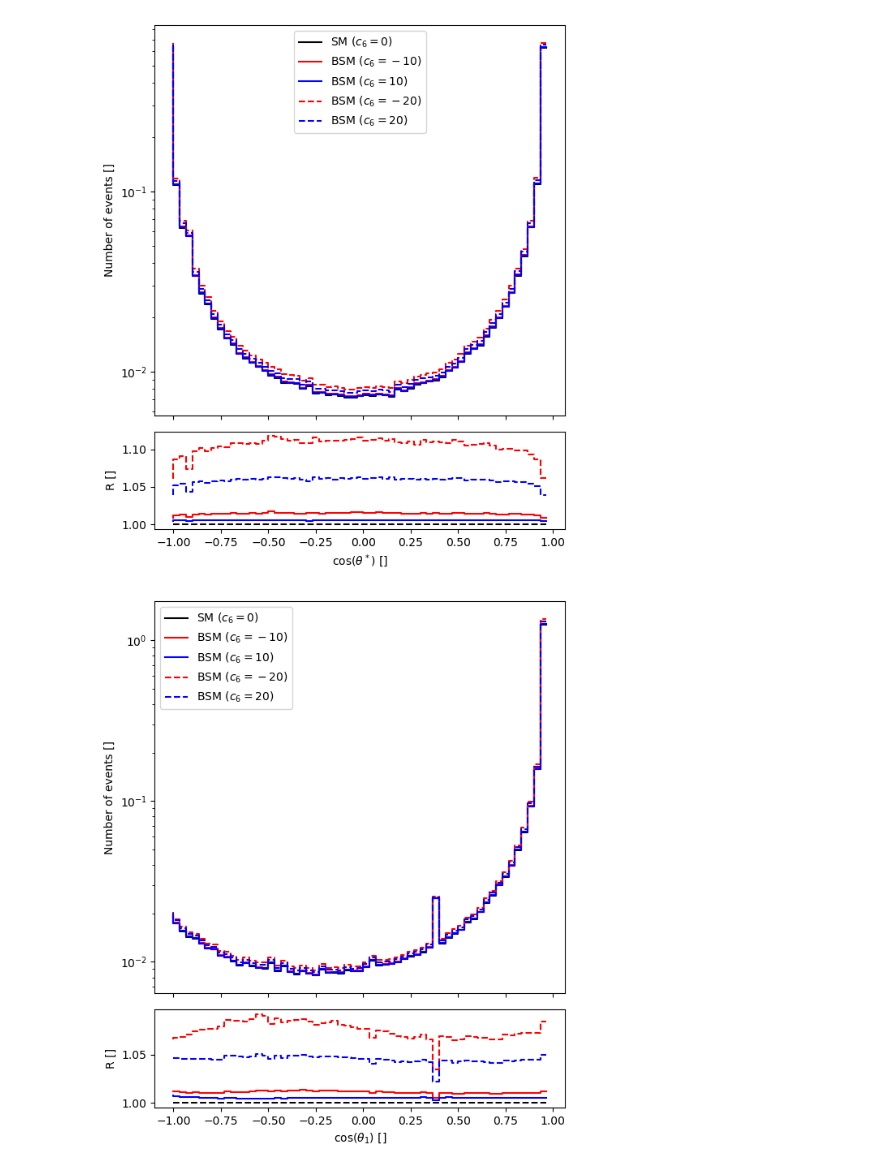
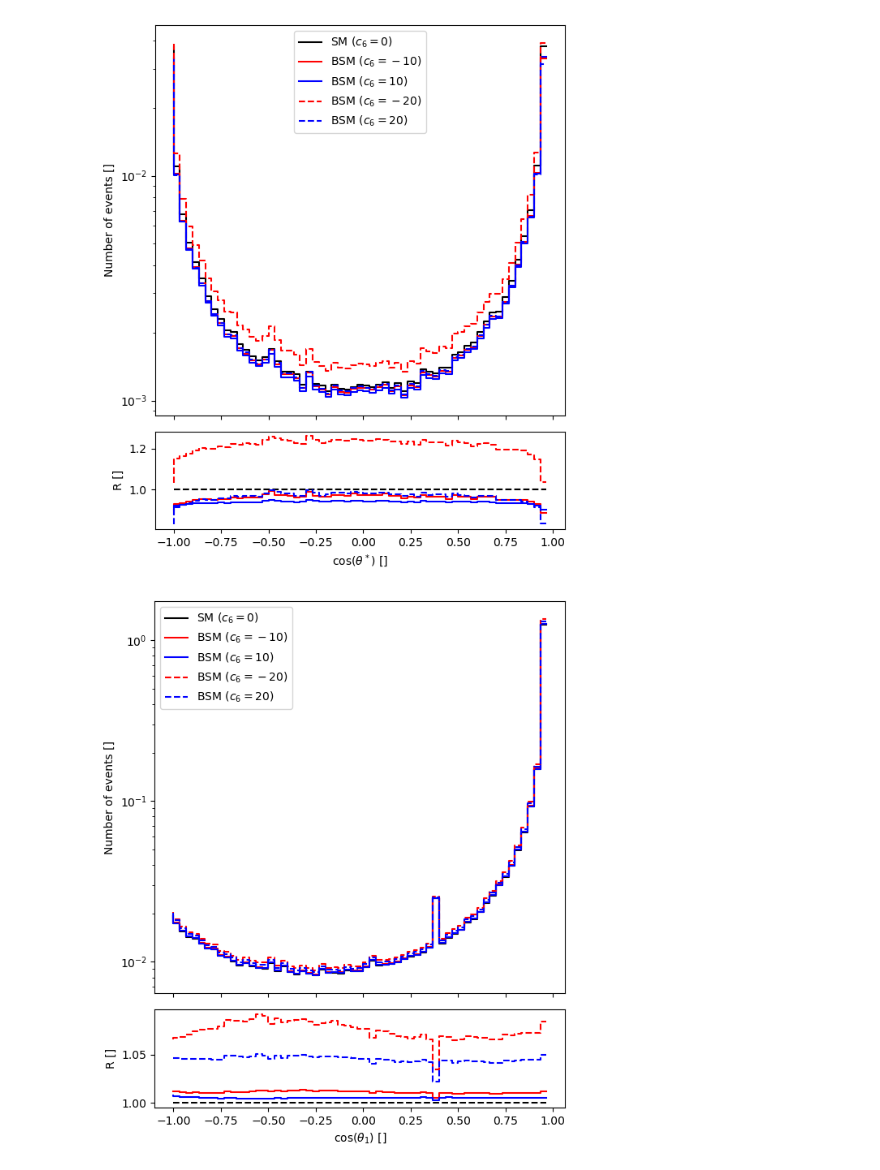
Before and after one commit to taehyounpark/higgs-offshell-interpretation, a Jupyter notebook: plot-angles.ipynb, the cells around one changed output. Cells and saved outputs as stored; diff of their text form; code cells hidden in the pictures.

```diff
--- a/plot-angles.ipynb
+++ b/plot-angles.ipynb
@@ -19,12 +19,12 @@ l1_1, l2_1, l1_2, l2_2 = sample.events.filter(z_chooser)
 
 kinematics = angles.calculate(l1_1, l2_1, l1_2, l2_2)
 # %%
-c6_mod = c6.Modifier(amplitude_component = msq.Component.SBI, c6_values = [-5,-1,0,1,5])
+c6_mod = c6.Modifier(amplitude_component = msq.Component.SIG, c6_values = [-5,-1,0,1,5])
 c6_weights, c6_prob = c6_mod.modify(sample=sample, c6=[-20,-10,10,20,30])
 # %%
 cth_str = kinematics[:,0]
 
-hist, bins = np.histogram(cth_str, bins=60, range=(-1,1), weights=sample.events.weights)
+hist, bins = np.histogram(cth_str, bins=60, range=(-1,1), weights=sample[msq.Component.SIG].weights)
 hist1, bins1 = np.histogram(cth_str, bins=60, range=(-1,1), weights=c6_weights.T[1])
 hist2, bins2 = np.histogram(cth_str, bins=60, range=(-1,1), weights=c6_weights.T[2])
 hist3, bins3 = np.histogram(cth_str, bins=60, range=(-1,1), weights=c6_weights.T[0])
@@ -34,34 +34,34 @@ fig, (ax1, ax2) = plt.subplots(2,1, gridspec_kw={'height_ratios': [4, 1]}, figsi
 
 ax1.set_xticklabels([])
 
 ax1.step(bins[:-1], hist, color='k', label=u'SM ($c_6=0$)')
 ax1.step(bins[:-1], hist1, color='r', label=u'BSM ($c_6=-10$)')
 ax1.step(bins[:-1], hist2, color='b', label=u'BSM ($c_6=10$)')
 
 ax1.step(bins[:-1], hist3, color='r', linestyle='--', label=u'BSM ($c_6=-20$)')
 ax1.step(bins[:-1], hist4, color='b', linestyle='--', label=u'BSM ($c_6=20$)')
 
 ax1.set_ylabel('Number of events []')
 ax1.set_yscale('log')
 
 ax1.legend()
 
 ax2.step(bins[:-1], hist/hist, color='k', linestyle='--', label=u'SM ($c_6=0$)')
 ax2.step(bins[:-1], hist1/hist, color='r', label=u'BSM ($c_6=-10$)')
 ax2.step(bins[:-1], hist2/hist, color='b', label=u'BSM ($c_6=10$)')
 
 ax2.step(bins[:-1], hist3/hist, color='r', linestyle='--', label=u'BSM ($c_6=-20$)')
 ax2.step(bins[:-1], hist4/hist, color='b', linestyle='--', label=u'BSM ($c_6=20$)')
 
 ax2.set_xlabel(u'$\mathrm{cos}(\\theta^*)$ []')
 ax2.set_ylabel('R []')
 #ax2.set_ybound(0.99,1.02)
 
 fig.tight_layout()
 
 plt.show()
 # %% [output]
-[figure, old version]
+[figure, new version]
 # %%
 cth1 = kinematics[:,1]
 
```
Also changed, not shown: parts of 4 cells of this notebook, 8 other files.
